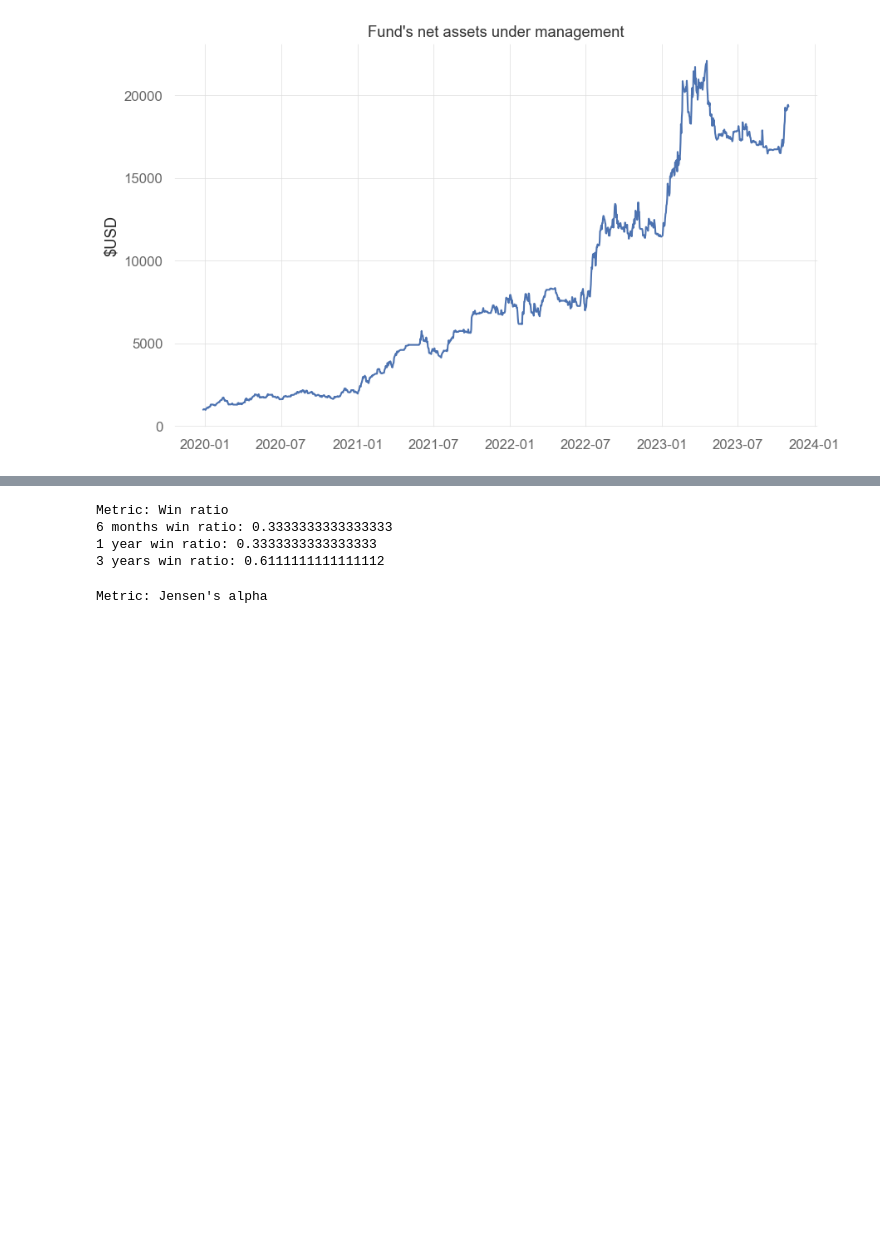
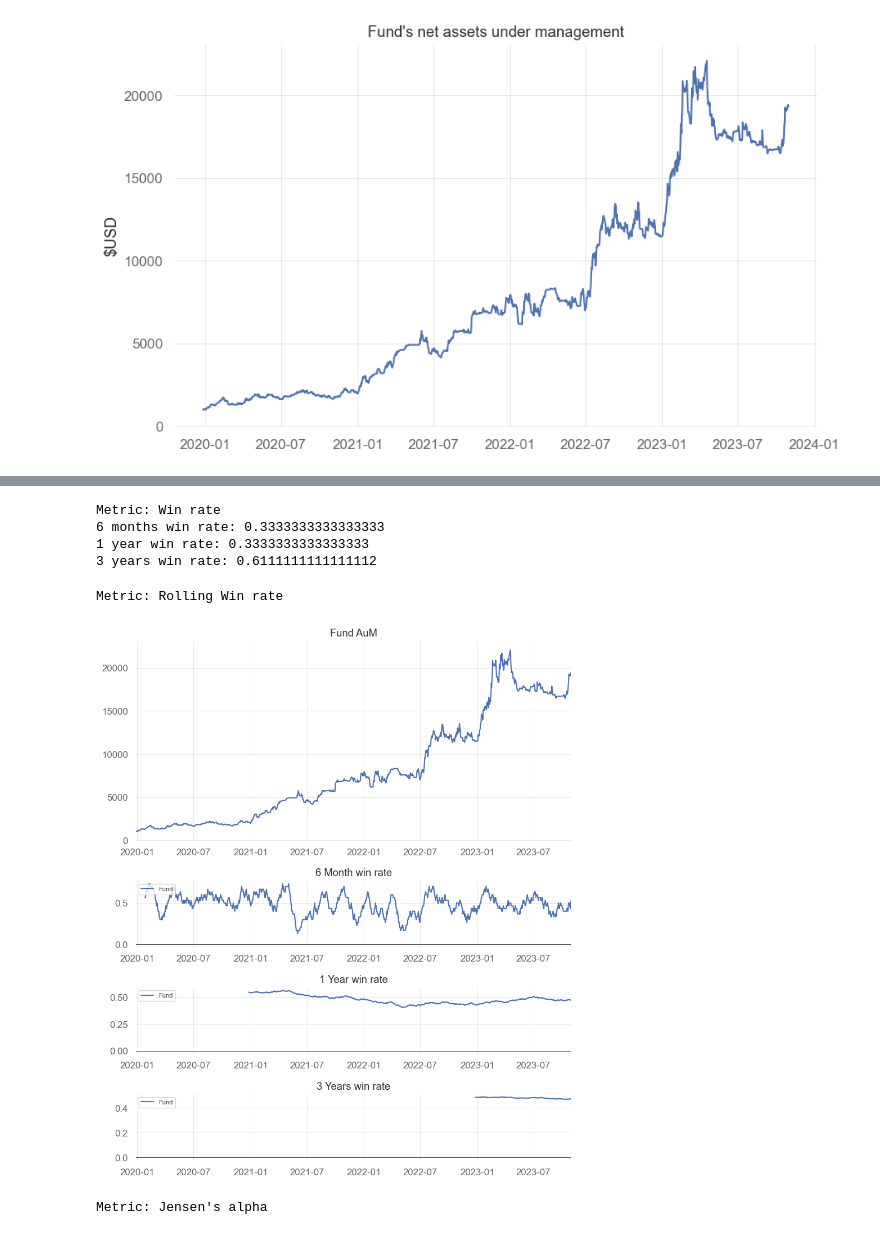
Before and after one commit to amirabbasja/Mutual-Fund-Evaluation, a Jupyter notebook: main.ipynb, the cells around one changed output, grey strips where cells are left out. Saved outputs shown, nothing was run; the diff lists cells and outputs as text; code cells hidden in the pictures; blank space fills up the shorter version.

```diff
--- a/main.ipynb
+++ b/main.ipynb
@@ -100,23 +121,70 @@ Metric: Up/Down capture return
 # %%
-# Win ratio
-print("Metric: Win ratio")
+# Win rate
+print("Metric: Win rate")
 fundReturns = getMonthlyReturns(f1_DailyAuM).sort_values("Date", ascending=False)
 tmp =fundReturns.iloc[0:6,:]
-winRatio = tmp[0<tmp.fundReturn].shape[0]/tmp.shape[0]
-print(f"6 months win ratio: {winRatio}")
+winrate = tmp[0<tmp.fundReturn].shape[0]/tmp.shape[0]
+print(f"6 months win rate: {winrate}")
 
 tmp =fundReturns.iloc[0:12,:]
-winRatio = tmp[0<tmp.fundReturn].shape[0]/tmp.shape[0]
-print(f"1 year win ratio: {winRatio}")
+winrate = tmp[0<tmp.fundReturn].shape[0]/tmp.shape[0]
+print(f"1 year win rate: {winrate}")
 
 tmp =fundReturns.iloc[0:36,:]
-winRatio = tmp[0<tmp.fundReturn].shape[0]/tmp.shape[0]
-print(f"3 years win ratio: {winRatio}")
+winrate = tmp[0<tmp.fundReturn].shape[0]/tmp.shape[0]
+print(f"3 years win rate: {winrate}")
 # %% [output]
-Metric: Win ratio
-6 months win ratio: 0.3333333333333333
-1 year win ratio: 0.3333333333333333
-3 years win ratio: 0.6111111111111112
+Metric: Win rate
+6 months win rate: 0.3333333333333333
+1 year win rate: 0.3333333333333333
+3 years win rate: 0.6111111111111112
+# %%
+def calcRollingWinRate(df: pd.DataFrame, interval:datetime.timedelta):
+    """
+    Win rate refers to the probability of a fund being purchased at any time and held for a
+    certain period of time before making a profit. For example, if a fund has been running
+    for a year and has made profits in 9 months, the investment success rate of the fund is
+    75%. This function calculates win ratio of dataframe df, in the required interval
+
+    Args:
+        df: pd.Dataframe: A dataframe containing the fund return on the first column
+        interval: timedelta: The interval for the rolling calculation, use days, months
+             or years as an argument
+
+    Returns:
+        A dataframe containing the rolling win rate for the end of specified date
+    """
+    def __internalFcn(__x):
+        """
+        Calculates win rate
+        """
+        __tmp = __x[0<__x].shape[0]/__x.shape[0]
+        return __tmp
+
+    dfOut = df.rolling(interval, min_periods = interval.days).apply(lambda x: __internalFcn(x))
+    return dfOut
+# %%
+# Rolling win rate
+# Get the daily return of fund and BTC
+print("Metric: Rolling Win rate")
+
+# Process the input data, only the fund AuM is required
+df = f1_DailyAuM.set_index("Date")
+dfReturn = df.pct_change(1).dropna()
+dfReturn.columns = ["Fund"]
+
+# Calculate the rolling win rates
+winRate_6M = calcRollingWinRate(dfReturn, datetime.timedelta(30))
+winRate_1Y = calcRollingWinRate(dfReturn, datetime.timedelta(365))
+winRate_3Y = calcRollingWinRate(dfReturn, datetime.timedelta(365*3))
+
+# Plot the rolling win rates
+subPlots = [winRate_6M,winRate_1Y,winRate_3Y]
+plotTitle = ["Fund AuM", "6 Month win rate", "1 Year win rate", "3 Years win rate"]
+plotMainAndSubPlot(f1_DailyAuM.set_index(["Date"]), subPlots, plotTitle,True)
+# %% [output]
+Metric: Rolling Win rate
+[figure, added]
 # %%
 # Jensen's alpha
 print("Metric: Jensen's alpha")
```
Also changed, not shown: parts of 8 cells of this notebook.
